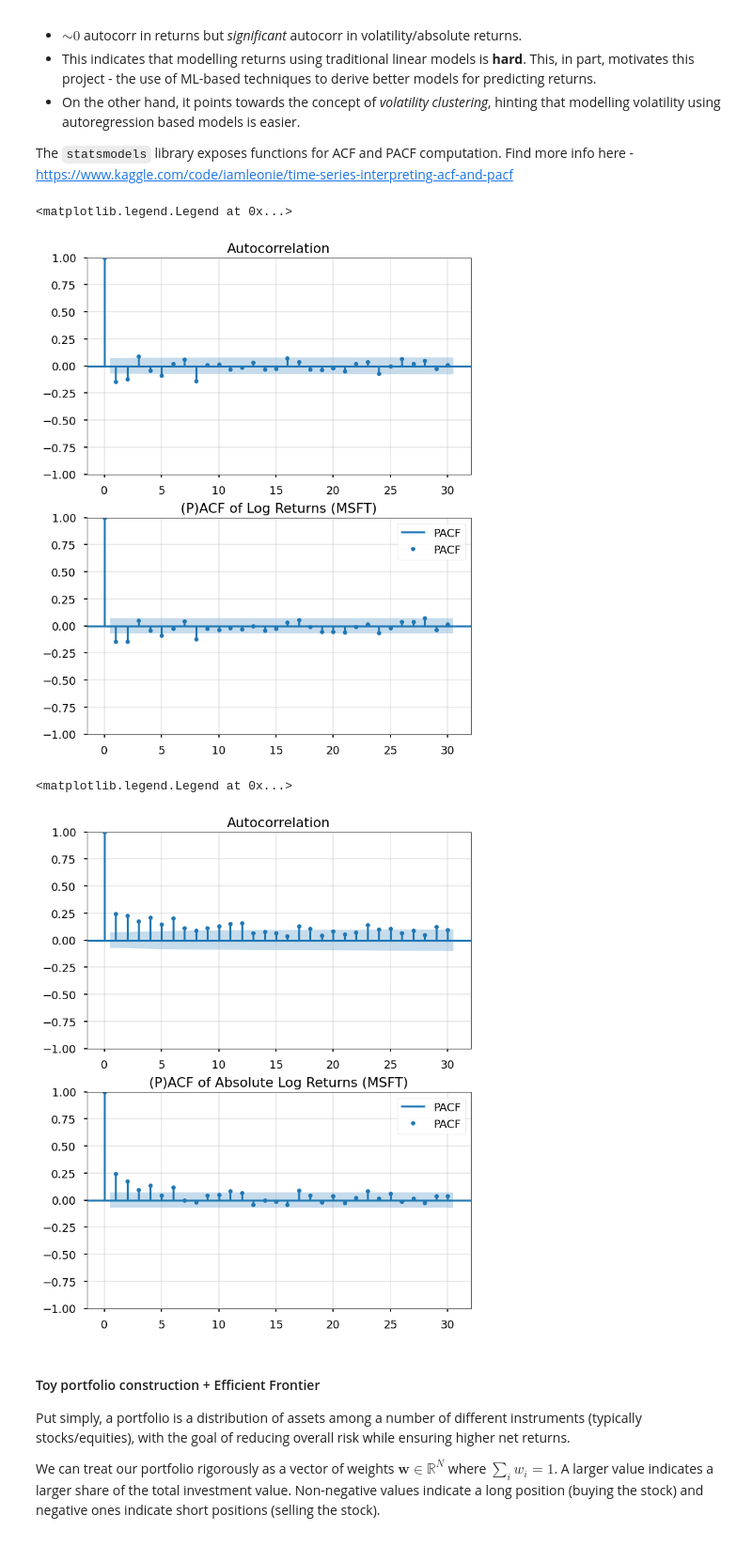
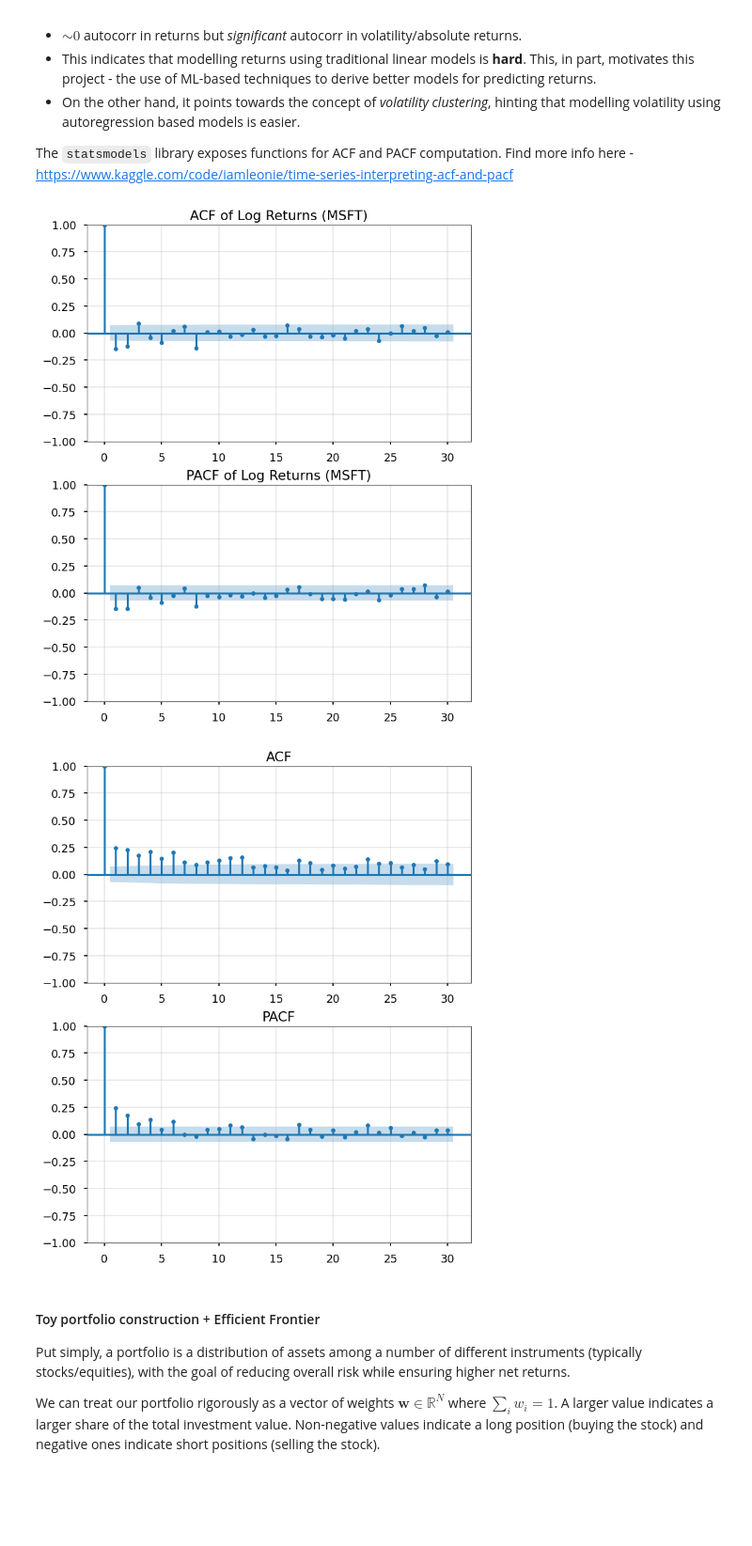
Before and after one commit to sparshvgpt/Predict2Optimize-WiDS-2025, a Jupyter notebook: week1/README.ipynb, the cells around one changed output. Shown at 94% size. Drawn from its saved outputs; the diff is of its cells as text; code cells hidden in the pictures; blank space fills up the shorter version.

```diff
--- a/week1/README.ipynb
+++ b/week1/README.ipynb
@@ -390,24 +390,20 @@ The `statsmodels` library exposes functions for ACF and PACF computation. Find m
 from statsmodels.graphics.tsaplots import plot_acf, plot_pacf
 
 fig, ax = plt.subplots(2, 1, figsize=(8,10))
-plot_acf(asset_data, ax[0], lags=30, label='ACF')
-plot_pacf(asset_data, ax[1], lags=30, method='ywm', label='PACF')
-plt.title(f"(P)ACF of Log Returns ({asset})")
-plt.legend()
+plot_acf(asset_data, ax[0], lags=30, title=f"ACF of Log Returns ({asset})")
+plot_pacf(asset_data, ax[1], lags=30, method='ywm', title=f"PACF of Log Returns ({asset})")
+plt.show()
 # %% [output]
-<matplotlib.legend.Legend at 0x...>
-[figure, old version]
+[figure, new version]
 # %%
 asset_data_abs = np.abs(asset_data)
 
 fig, ax = plt.subplots(2, 1, figsize=(8,10))
-plot_acf(asset_data_abs, ax[0], lags=30, label='ACF')
-plot_pacf(asset_data_abs, ax[1], lags=30, method='ywm', label='PACF')
-plt.title(f"(P)ACF of Absolute Log Returns ({asset})")
-plt.legend()
+plot_acf(asset_data_abs, ax[0], lags=30, title='ACF')
+plot_pacf(asset_data_abs, ax[1], lags=30, method='ywm', title='PACF')
+plt.show()
 # %% [output]
-<matplotlib.legend.Legend at 0x...>
-[figure, old version]
+[figure, new version]
 # %% [markdown]
 #### Toy portfolio construction + Efficient Frontier
 
```
Also changed, not shown: parts of 10 cells of this notebook, 1 other file.
